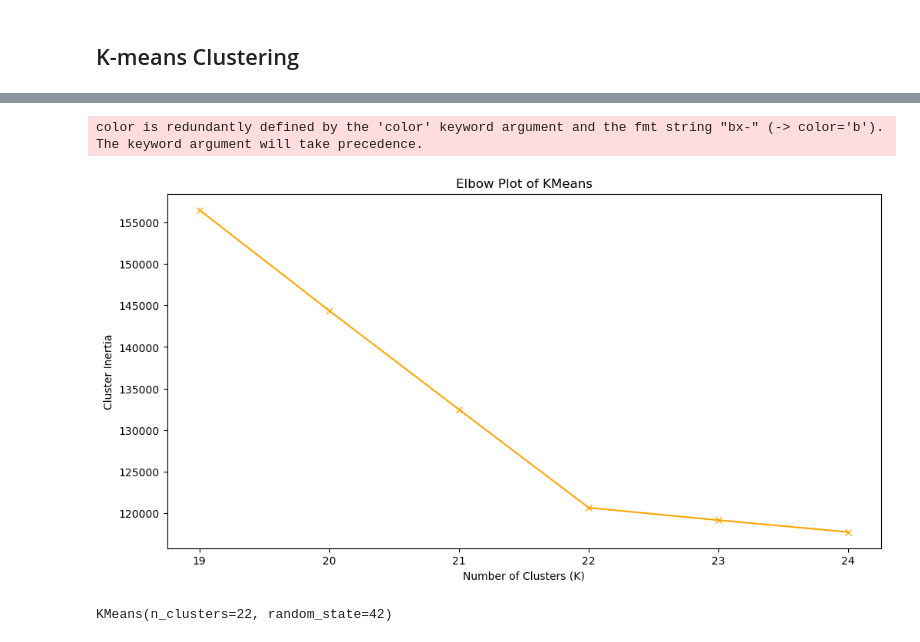
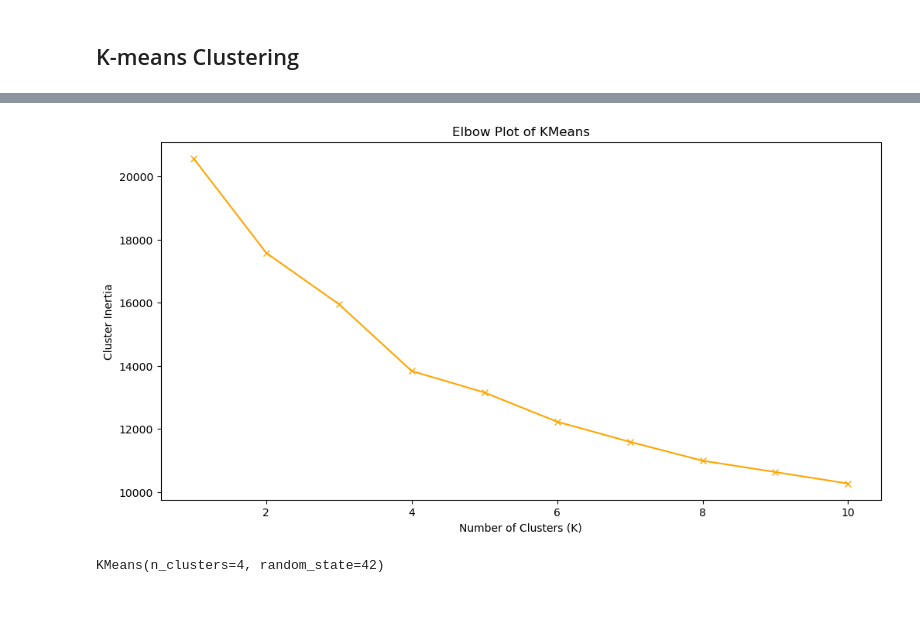
Before and after one commit to vivivaradi/socialdata2023, a Jupyter notebook: assignments/cph_vs_dk.ipynb, the cells around one changed output, grey strips where cells are left out. Drawn from its saved outputs; the diff is of its cells as text; code cells hidden in the pictures; blank space fills up the shorter version.

```diff
--- a/assignments/cph_vs_dk.ipynb
+++ b/assignments/cph_vs_dk.ipynb
@@ -1071,7 +1071,7 @@ df = pd.read_csv('copenhagen_data.csv')
 df_cluster= df.dropna()
 # %%
 # Pick observation only for Denamrk and Copenhagen
-# df_cluster = df_cluster[(df_cluster.municipality == 'Denmark') | (df_cluster.municipality == 'Greater Copenhagen')]
+df_cluster = df_cluster[(df_cluster.municipality == 'Denmark') | (df_cluster.municipality == 'Greater Copenhagen')]
 # %%
 # # Perform one-hot encoding on the 'gender' column
 one_hot_encoded_municipality = pd.get_dummies(df_cluster.municipality, prefix='municipality')
@@ -1082,7 +1082,7 @@ one_hot_encoded_education = pd.get_dummies(df_cluster.education, prefix='educati
 # %%
 # # Concatenate the one-hot encoded columns to the original DataFrame
 df_cluster = pd.concat([df_cluster.drop('municipality', axis=1), one_hot_encoded_municipality], axis=1)
-# df_cluster = pd.concat([df_cluster.drop('gender', axis=1), one_hot_encoded_gender], axis=1)
+df_cluster = pd.concat([df_cluster.drop('gender', axis=1), one_hot_encoded_gender], axis=1)
 df_cluster = pd.concat([df_cluster.drop('ethnicity', axis=1), one_hot_encoded_ethnicity], axis=1)
 df_cluster = pd.concat([df_cluster.drop('age', axis=1), one_hot_encoded_age], axis=1)
 df_cluster = pd.concat([df_cluster.drop('education', axis=1), one_hot_encoded_education], axis=1)
@@ -1108,6 +1108,6 @@ df_cluster.head()
 df_cluster = df_cluster.drop(['year', 'municipality code', 'income observations', 'weighted_inc_mun', 'weighted_inc_gen_mun', 'weighted_inc_age_mun', 'weighted_inc_eth_mun',
        'weighted_inc_edu_mun', 'days in hospital observations','weighted_hosp_days_mun', 'weighted_days_gen_mun', 'weighted_days_age_mun', 'weighted_days_eth_mun',
        'weighted_days_edu_mun', 'number of hospitalizations', 'number of hospitalizations observations',  'weighted_hospitalizations_mun', 'weighted_hosp_gen_mun',
-       'weighted_hosp_age_mun', 'weighted_hosp_eth_mun', 'weighted_hosp_edu_mun', 'gender'], axis=1)
+       'weighted_hosp_age_mun', 'weighted_hosp_eth_mun', 'weighted_hosp_edu_mun'], axis=1)
 df_cluster.columns
 # %% [output]
@@ -1134,30 +1125,29 @@ scaler = StandardScaler()
 data_scaled = scaler.fit_transform(df_cluster)
 # %%
 inertias = []
-K = range(19, 25)
+K = range(1, 11)
 
 for k in K:
     kmeans = KMeans(n_clusters=k, random_state=42)
     kmeans.fit(data_scaled)
     inertias.append(kmeans.inertia_)
 
 # Plotting the results
 figure = plt.subplots(figsize = (12, 6))
 
 plt.plot(K, inertias, 'bx-', color = 'orange')
 plt.xlabel("Number of Clusters (K)")
 plt.ylabel("Cluster Inertia")
 plt.title("Elbow Plot of KMeans")
 plt.show()
 # %% [output]
-color is redundantly defined by the 'color' keyword argument and the fmt string "bx-" (-> color='b'). The keyword argument will take precedence.
-[figure, old version]
+[figure, new version]
 # %%
-k = 22  # Choose an appropriate value based on the elbow plot
+k = 4  # Choose an appropriate value based on the elbow plot
 kmeans = KMeans(n_clusters=k, random_state=42)
 kmeans.fit(data_scaled)
 # %% [output]
-KMeans(n_clusters=22, random_state=42)
+KMeans(n_clusters=4, random_state=42)
 # %%
 df_cluster['cluster'] = kmeans.labels_
 df_cluster.head()
```
Also changed, not shown: parts of 8 cells of this notebook.
